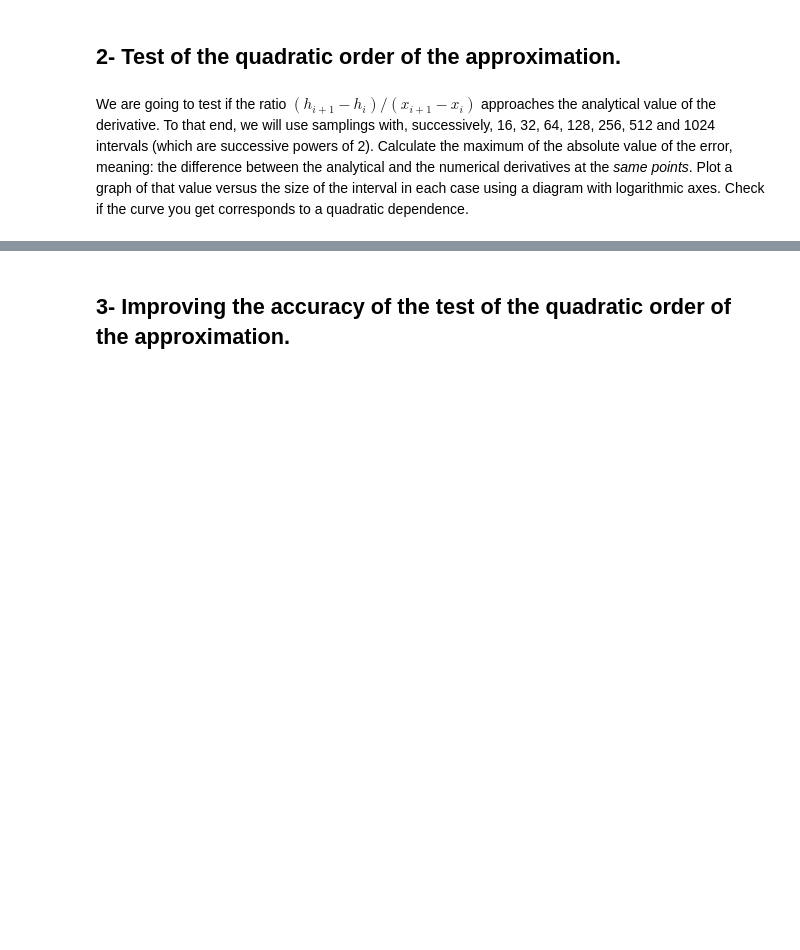
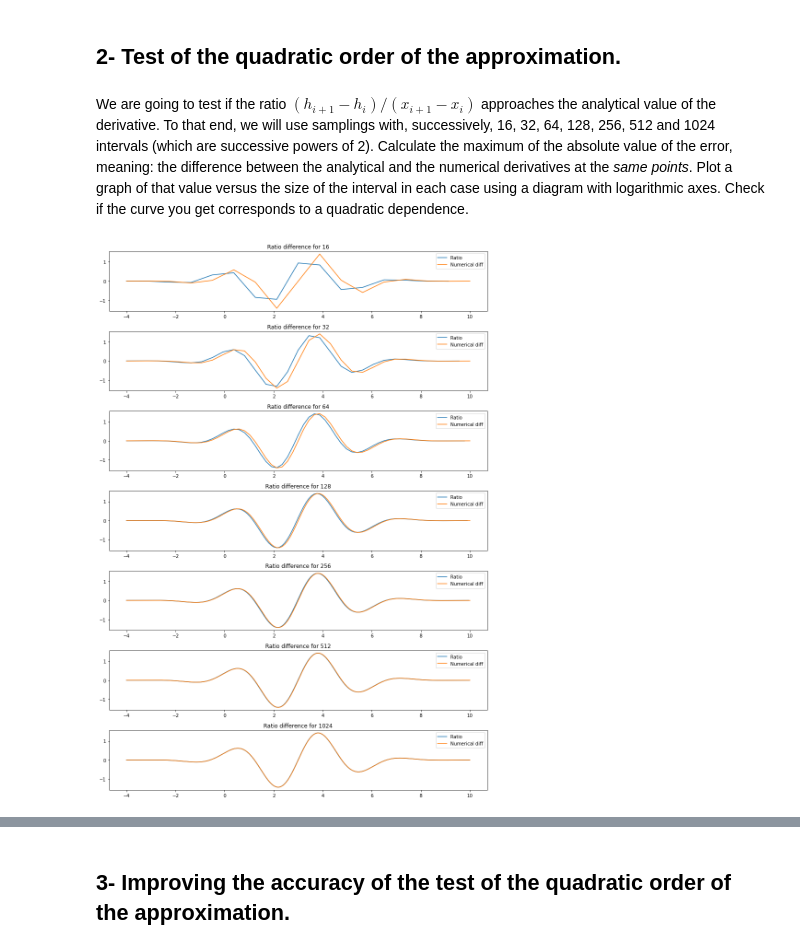
Before and after one commit to christopheblomsen/AST5110, a Jupyter notebook: ex_1a_v0.5.ipynb, the cells around one changed output, grey strips where cells are left out. Drawn from its saved outputs; the diff is of its cells as text; code cells hidden in the pictures; blank space fills up the shorter version.

```diff
--- a/ex_1a_v0.5.ipynb
+++ b/ex_1a_v0.5.ipynb
@@ -104,3 +140,33 @@ xx_256 = np.arange(nump_256)/(nump_256 - 1.0) * (xf-x0) + x0
 ## 2- Test of the quadratic order of the approximation.
 # %% [markdown]
 We are going to test if the ratio $(h_{i+1}-h_i)/(x_{i+1}-x_i)$ approaches the analytical value of the derivative. To that end, we will use samplings with, successively, 16, 32, 64, 128, 256, 512 and 1024 intervals (which are successive powers of 2). Calculate the maximum of the absolute value of the error, meaning: the difference between the analytical and the numerical derivatives at the _same points_. Plot a graph of that value versus the size of the interval in each case using a diagram with logarithmic axes. Check if the curve you get corresponds to a quadratic dependence.
+# %%
+
+nint = 32
+nump = 33
+
+fig, ax = plt.subplots(7, 1, figsize=(12, 17))
+
+l = 0
+
+for i in range(4, 11):
+    diff = []
+    nint = 2**i
+    nump = nint + 1
+
+    xx = np.arange(nump)/(nint) * (xf - x0) + x0
+    hh = h(xx)
+    dhh = dh(xx)
+    for j in range(len(xx)-1):
+        ans = (hh[j+1] - hh[j])/(xx[j+1] - xx[j])
+        diff.append(ans)
+
+    ax[l].set_title(f'Ratio difference for {nint}')
+    ax[l].plot(xx[:-1], diff, label='Ratio')
+    ax[l].plot(xx, dhh, label='Numerical diff')
+    ax[l].legend()
+
+    l += 1
+plt.tight_layout()
+# %% [output]
+[figure, added]
```
Also changed, not shown: parts of 8 cells of this notebook.
